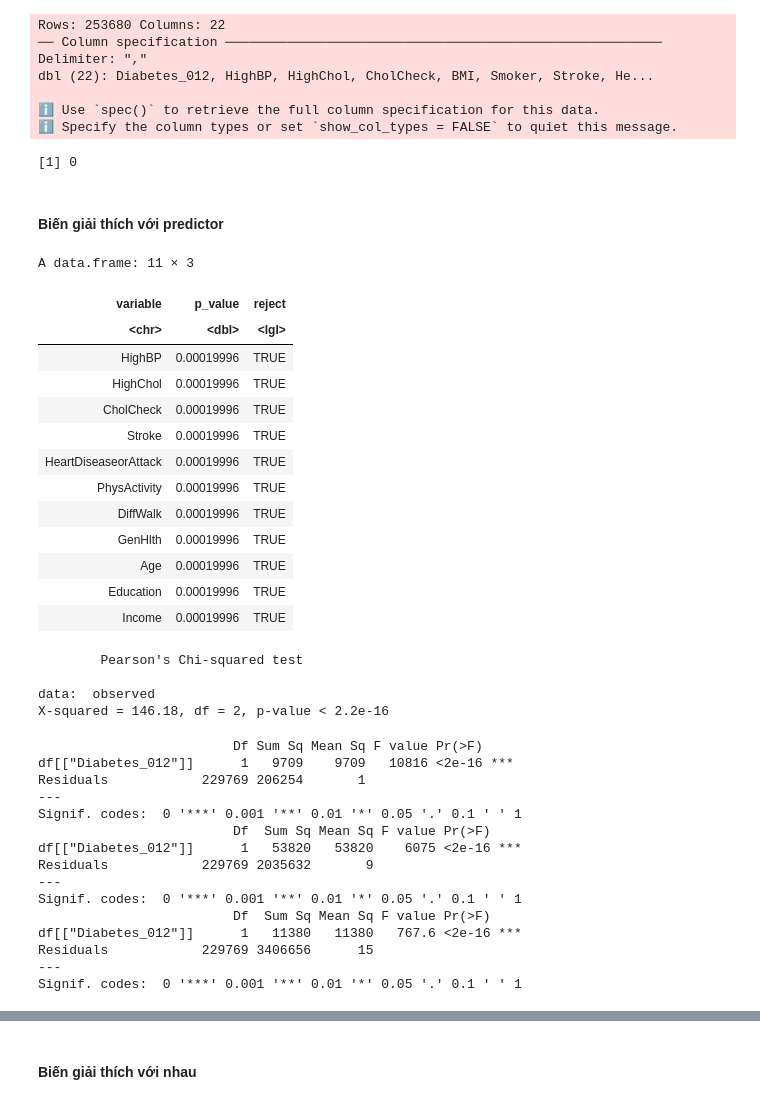
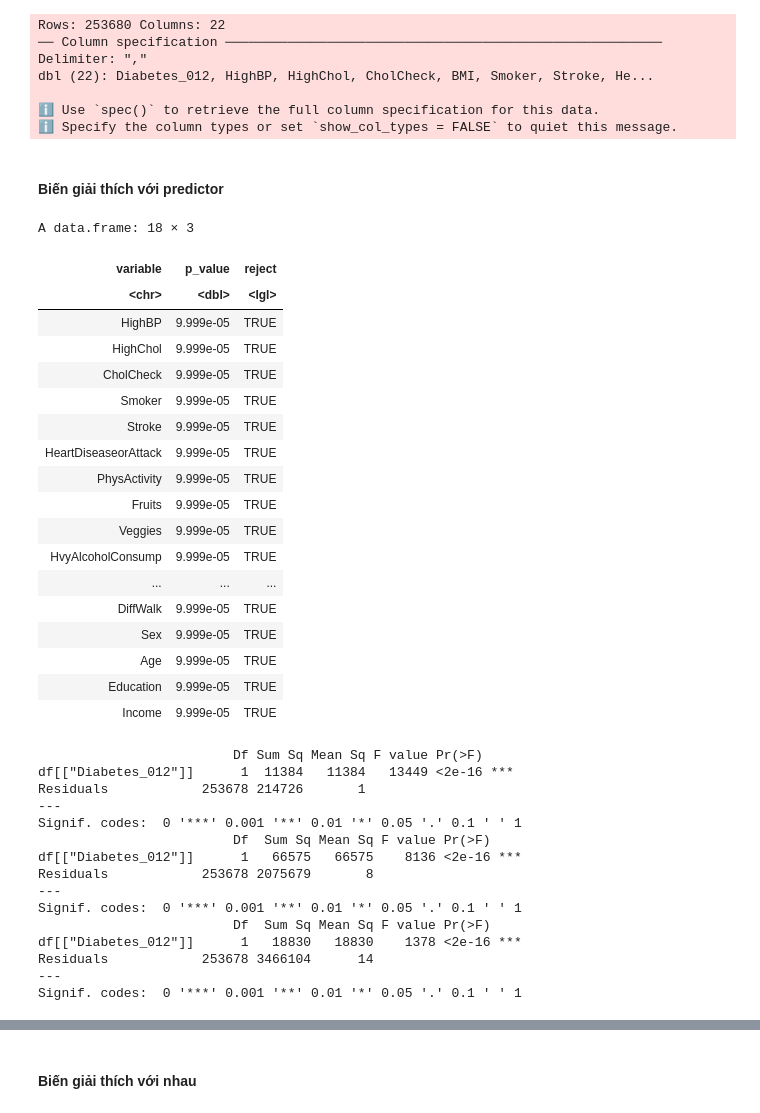
Before and after one commit to NgokNgo/Diabetes-Prediction, a Jupyter notebook: Rcode/ABTesting.ipynb, the cells around one changed output, grey strips where cells are left out. Cells and saved outputs as stored; diff of their text form; code cells hidden in the pictures.

```diff
--- a/Rcode/ABTesting.ipynb
+++ b/Rcode/ABTesting.ipynb
@@ -9,5 +7,5 @@ library(lmPerm)
 # %%
-df <- read_csv('data/clean_outliers.csv')
+df <- read_csv('../data/clean_outliers.csv')
 # %% [output]
 Rows: 253680 Columns: 22
 ── Column specification ────────────────────────────────────────────────────────
@@ -16,16 +14,11 @@ dbl (22): Diabetes_012, HighBP, HighChol, CholCheck, BMI, Smoker, Stroke, He...
 
 ℹ Use `spec()` to retrieve the full column specification for this data.
 ℹ Specify the column types or set `show_col_types = FALSE` to quiet this message.
-# %%
-df <- df %>% distinct()
-sum(duplicated(df))
-# %% [output]
-[1] 0
 # %%
 # kiểm định chi-square với monte carlo simulation
 chisq_test <- function(df, var1, var2) {
   observed <- table(df[[var1]], df[[var2]])
-  chisq <- chisq.test(observed, simulate.p.value = TRUE, B = 5000)
+  chisq <- chisq.test(observed, simulate.p.value = TRUE, B = 10000)
   return(chisq)
 }
 # %%
@@ -37,61 +30,61 @@ kruskal_test <- function(df, var1, var2) {
 # %% [markdown]
 #### Biến giải thích với predictor
 # %%
-vars <- c('HighBP', 'HighChol', 'CholCheck', 'Stroke', 'HeartDiseaseorAttack',
-        'PhysActivity', 'DiffWalk', 'GenHlth', 'Age', 'Education', 'Income')
+df_category <- df %>% select(-c('BMI', 'MentHlth', 'PhysHlth', 'Diabetes_012'))
+
+# lấy tên tất cả các cột trong df_category
+vars <- colnames(df_category)
 
 chi_square_results <- data.frame(variable = character(), p_value = numeric(), reject = logical(), stringsAsFactors = FALSE)
 
 for (var in vars) {
     chi_square <- chisq_test(df, 'Diabetes_012', var)
     reject <- chi_square$p.value < 0.05
     chi_square_results <- rbind(chi_square_results, data.frame(variable = var, p_value = chi_square$p.value, reject = reject))
 }
 
 chi_square_results
 # %% [output]
-A data.frame: 11 × 3
+A data.frame: 18 × 3
 | variable | p_value | reject |
 | <chr> | <dbl> | <lgl> |
-| HighBP | 0.00019996 | TRUE |
-| HighChol | 0.00019996 | TRUE |
-| CholCheck | 0.00019996 | TRUE |
-| Stroke | 0.00019996 | TRUE |
-| HeartDiseaseorAttack | 0.00019996 | TRUE |
-| PhysActivity | 0.00019996 | TRUE |
-| DiffWalk | 0.00019996 | TRUE |
-| GenHlth | 0.00019996 | TRUE |
-| Age | 0.00019996 | TRUE |
-| Education | 0.00019996 | TRUE |
-| Income | 0.00019996 | TRUE |
+| HighBP | 9.999e-05 | TRUE |
+| HighChol | 9.999e-05 | TRUE |
+| CholCheck | 9.999e-05 | TRUE |
+| Smoker | 9.999e-05 | TRUE |
+| Stroke | 9.999e-05 | TRUE |
+| HeartDiseaseorAttack | 9.999e-05 | TRUE |
+| PhysActivity | 9.999e-05 | TRUE |
+| Fruits | 9.999e-05 | TRUE |
+| Veggies | 9.999e-05 | TRUE |
+| HvyAlcoholConsump | 9.999e-05 | TRUE |
+| ... | ... | ... |
+| DiffWalk | 9.999e-05 | TRUE |
+| Sex | 9.999e-05 | TRUE |
+| Age | 9.999e-05 | TRUE |
+| Education | 9.999e-05 | TRUE |
+| Income | 9.999e-05 | TRUE |
-# %%
-chisq_test(df, 'Diabetes_012', 'AnyHealthcare')
-# %% [output]
-        Pearson's Chi-squared test
-
-data:  observed
-X-squared = 146.18, df = 2, p-value < 2.2e-16
 # %%
-vars_quanlity <- c('BMI', 'PhysHlth', 'MentHlth')
+vars_quantitative <- c('BMI', 'PhysHlth', 'MentHlth')
 
-for (var in vars_quanlity) {
+for (var in vars_quantitative) {
    results <- aov(formula=df[[var]] ~ df[['Diabetes_012']], data = df)
    print(summary(results))
 }
 # %% [output]
                          Df Sum Sq Mean Sq F value Pr(>F)
-df[["Diabetes_012"]]      1   9709    9709   10816 <2e-16 ***
-Residuals            229769 206254       1
+df[["Diabetes_012"]]      1  11384   11384   13449 <2e-16 ***
+Residuals            253678 214726       1
 ---
 Signif. codes:  0 '***' 0.001 '**' 0.01 '*' 0.05 '.' 0.1 ' ' 1
                          Df  Sum Sq Mean Sq F value Pr(>F)
-df[["Diabetes_012"]]      1   53820   53820    6075 <2e-16 ***
-Residuals            229769 2035632       9
+df[["Diabetes_012"]]      1   66575   66575    8136 <2e-16 ***
+Residuals            253678 2075679       8
 ---
 Signif. codes:  0 '***' 0.001 '**' 0.01 '*' 0.05 '.' 0.1 ' ' 1
                          Df  Sum Sq Mean Sq F value Pr(>F)
-df[["Diabetes_012"]]      1   11380   11380   767.6 <2e-16 ***
-Residuals            229769 3406656      15
+df[["Diabetes_012"]]      1   18830   18830    1378 <2e-16 ***
+Residuals            253678 3466104      14
 ---
 Signif. codes:  0 '***' 0.001 '**' 0.01 '*' 0.05 '.' 0.1 ' ' 1
 # %%
```
Also changed, not shown: parts of 6 cells of this notebook, 15 other files.
